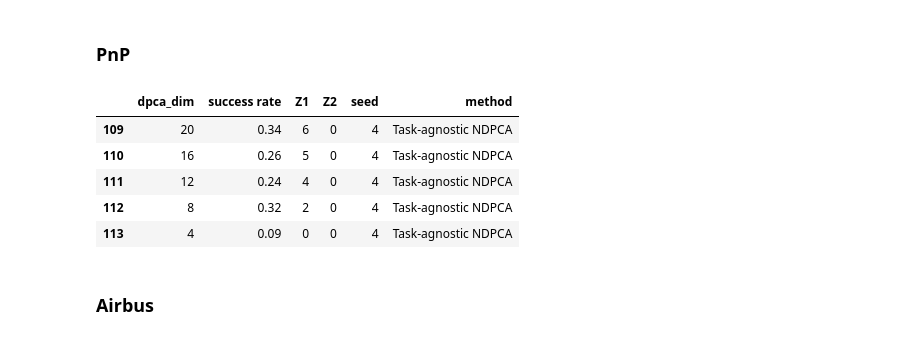
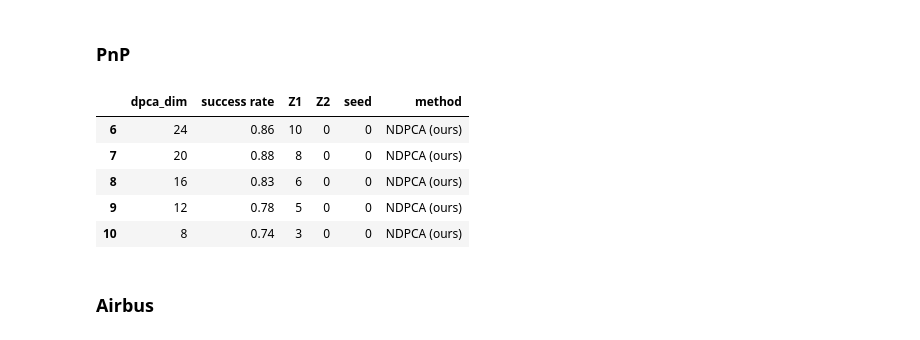
Before and after one commit to UTAustin-SwarmLab/Task-aware-Distributed-Source-Coding, a Jupyter notebook: plots/make_plot_ablation.ipynb, the cells around one changed output. Saved outputs shown, nothing was run; the diff lists cells and outputs as text; code cells hidden in the pictures.

```diff
--- a/plots/make_plot_ablation.ipynb
+++ b/plots/make_plot_ablation.ipynb
@@ -91,17 +91,18 @@ print(cifar_df)
 # %%
 pnp_df = pd.read_csv('./lift.csv') # seed 0 ep 349
 pnp_df.drop(columns=['dim of z2 private'], inplace=True)
 pnp_df.rename(columns={"dim of z1 private": "Z1", "dim of z1 share": "Z2"}, inplace=True)
-idx = pnp_df[(pnp_df['method'] == 'No NDPCA') & (pnp_df['seed'] == 0)].index
+idx = pnp_df[(pnp_df['method'] == 'Task-agnostic NDPCA')].index
 pnp_df.drop(idx, inplace=True)
-pnp_df.tail()
+pnp_df = pnp_df[pnp_df['dpca_dim'] <= 24]
+pnp_df.head()
 # %% [output]
 |  | dpca_dim | success rate | Z1 | Z2 | seed | method |
-| 109 | 20 | 0.34 | 6 | 0 | 4 | Task-agnostic NDPCA |
-| 110 | 16 | 0.26 | 5 | 0 | 4 | Task-agnostic NDPCA |
-| 111 | 12 | 0.24 | 4 | 0 | 4 | Task-agnostic NDPCA |
-| 112 | 8 | 0.32 | 2 | 0 | 4 | Task-agnostic NDPCA |
-| 113 | 4 | 0.09 | 0 | 0 | 4 | Task-agnostic NDPCA |
+| 6 | 24 | 0.86 | 10 | 0 | 0 | NDPCA (ours) |
+| 7 | 20 | 0.88 | 8 | 0 | 0 | NDPCA (ours) |
+| 8 | 16 | 0.83 | 6 | 0 | 0 | NDPCA (ours) |
+| 9 | 12 | 0.78 | 5 | 0 | 0 | NDPCA (ours) |
+| 10 | 8 | 0.74 | 3 | 0 | 0 | NDPCA (ours) |
 # %% [markdown]
 ### Airbus
 # %%
```
Also changed, not shown: parts of 2 cells of this notebook, 7 other files.
